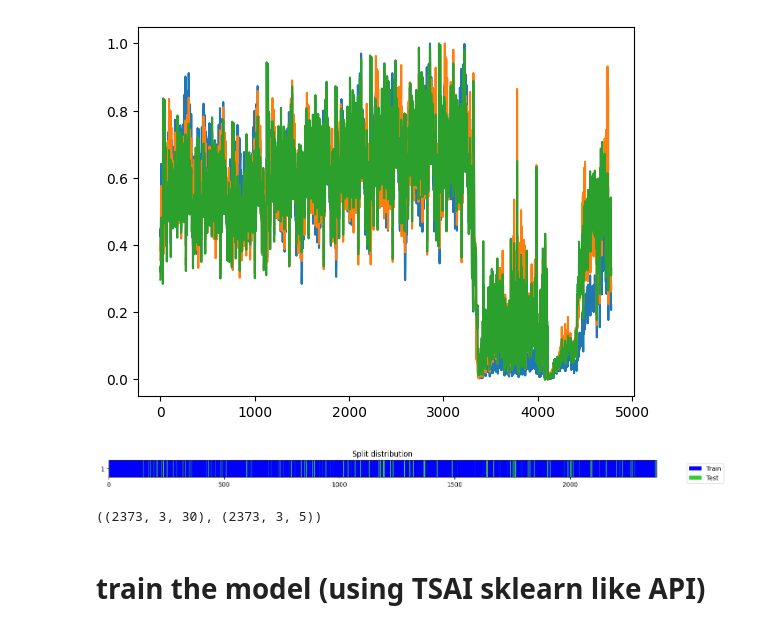
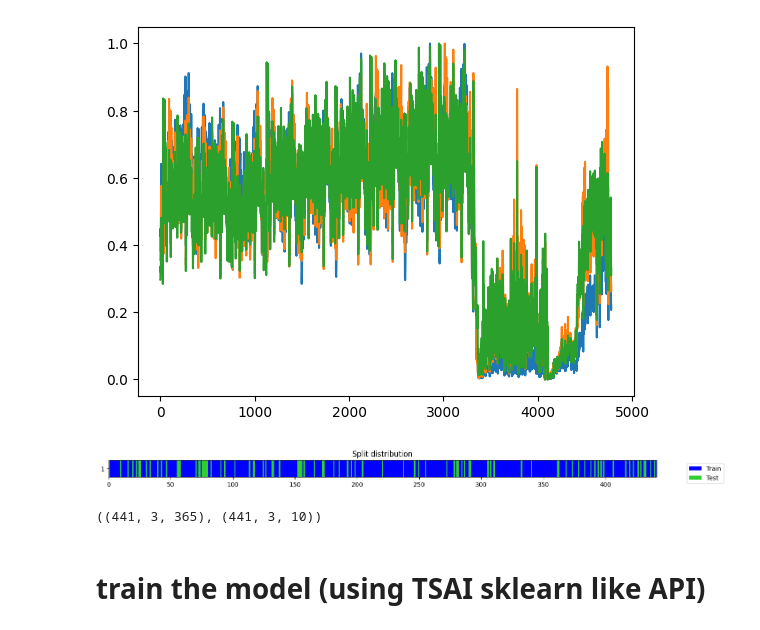
Before and after one commit to jiadol/Travel_Ml, a Jupyter notebook: notebooks/05_prediction.ipynb, the cells around one changed output. Cells and saved outputs as stored; diff of their text form; code cells hidden in the pictures.

```diff
--- a/notebooks/05_prediction.ipynb
+++ b/notebooks/05_prediction.ipynb
@@ -38,22 +38,21 @@ plt.show()
 # %%
 from tsai.data.core import TSDatasets, TSDataLoaders
 from tsai.data.validation import get_splits
 from tsai.data.preparation import SlidingWindow
 from tsai.data.core import TSForecasting
 
-window_length = 30
-stride = 2  # window move only one step forward, also means len(X)=len(data)
-horizon = 5
+window_length = 365
+stride = horizon = 10  # window move only one step forward, also means len(X)=len(data)
 n_vars = 3
 
 X, y = SlidingWindow(window_length, stride=stride, horizon=horizon, get_x=None, get_y=None)(data.values)
-splits = get_splits(y, valid_size=.1, stratify=False, random_state=42, shuffle=True)
+splits = get_splits(y, valid_size=.2, stratify=False, random_state=42, shuffle=True)
 dsets = TSDatasets(X, y, tfms=[None, [TSForecasting()]], splits=splits, inplace=True)
 dls = TSDataLoaders.from_dsets(dsets.train, dsets.valid)
 (X.shape, y.shape)
 # %% [output]
-[figure, old version]
+[figure, new version]
-((2373, 3, 30), (2373, 3, 5))
+((441, 3, 365), (441, 3, 10))
 # %% [markdown]
 # train the model (using TSAI sklearn like API)
 # %%
```
Also changed, not shown: parts of 6 cells of this notebook, 2 other files.
